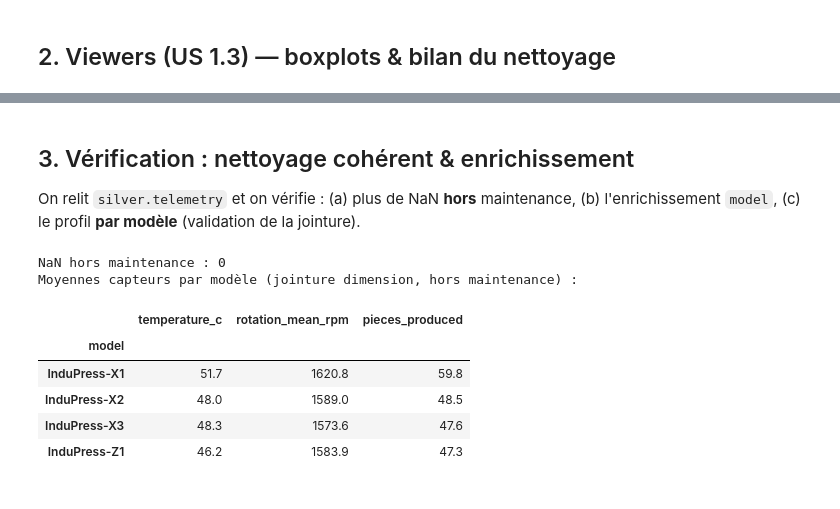
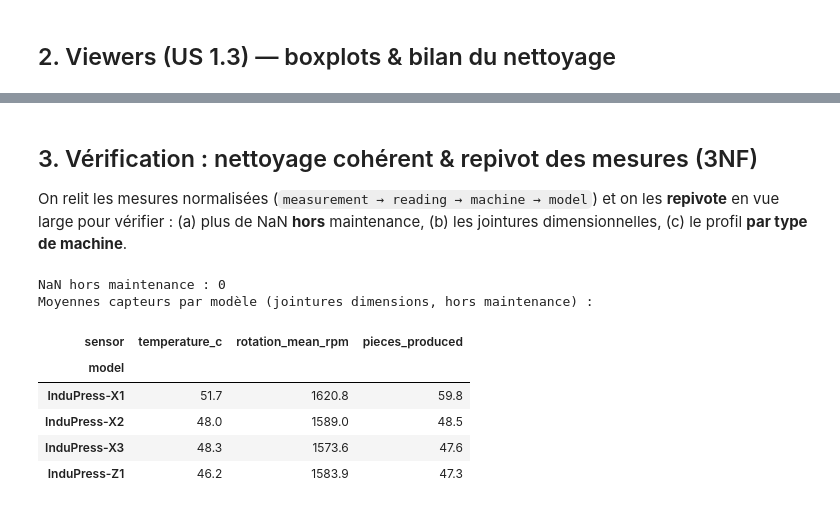
Before and after one commit to palauzet/AELION_Concevoir_Et_Implementer_Solution_IA, a Jupyter notebook: notebooks/02_silver.ipynb, the cells around one changed output, grey strips where cells are left out. Saved outputs shown, nothing was run; the diff lists cells and outputs as text; code cells hidden in the pictures.

```diff
--- a/notebooks/02_silver.ipynb
+++ b/notebooks/02_silver.ipynb
@@ -43,29 +59,41 @@ for fig in sorted((run_dir / 'figures').glob('*.svg')):
 [drawing not drawn]
 [drawing not drawn]
 # %% [markdown]
-## 3. Vérification : nettoyage cohérent & enrichissement
+## 3. Vérification : nettoyage cohérent & repivot des mesures (3NF)
 
-On relit `silver.telemetry` et on vérifie : (a) plus de NaN **hors** maintenance,
-(b) l'enrichissement `model`, (c) le profil **par modèle** (validation de la jointure).
+On relit les mesures normalisées (`measurement → reading → machine → model`) et on les
+**repivote** en vue large pour vérifier : (a) plus de NaN **hors** maintenance, (b) les
+jointures dimensionnelles, (c) le profil **par type de machine**.
 # %%
 import pandas as pd
 from sqlalchemy import text
 from indusense.data.db import get_engine
 
-# Star-schema : model vient de la dimension silver.machine (jointure via FK machine_id).
+# 3NF : les mesures sont en forme longue -> on REPIVOTE vers une vue large par relevé.
+# model vient de la dimension silver.model (machine.model_id) ; capteur de silver.sensor.
 sql = '''
-SELECT m.model, t.during_maintenance, t.temperature_c, t.rotation_mean_rpm, t.pieces_produced
-FROM silver.telemetry t JOIN silver.machine m ON m.machine_code = t.machine_id
+SELECT r.reading_id, mo.name AS model, r.during_maintenance, r.pieces_produced,
+       se.name AS sensor, me.value
+FROM silver.measurement me
+JOIN silver.sensor  se ON se.sensor_id = me.sensor_id
+JOIN silver.reading r  ON r.reading_id = me.reading_id
+JOIN silver.machine ma ON ma.machine_pk = r.machine_pk
+JOIN silver.model   mo ON mo.model_id   = ma.model_id
+WHERE se.name IN ('temperature_c', 'rotation_mean_rpm')
 '''
-tel = pd.read_sql(text(sql), get_engine())
-op = tel[~tel['during_maintenance']]
-print('NaN hors maintenance :', int(op[['temperature_c','rotation_mean_rpm']].isna().sum().sum()))
-print('Moyennes capteurs par modèle (jointure dimension, hors maintenance) :')
-op.groupby('model')[['temperature_c','rotation_mean_rpm','pieces_produced']].mean().round(1)
+long = pd.read_sql(text(sql), get_engine())
+wide = long.pivot_table(
+    index=['reading_id', 'model', 'during_maintenance', 'pieces_produced'],
+    columns='sensor', values='value',
+).reset_index()
+op = wide[~wide['during_maintenance']]
+print('NaN hors maintenance :', int(op[['temperature_c', 'rotation_mean_rpm']].isna().sum().sum()))
+print('Moyennes capteurs par modèle (jointures dimensions, hors maintenance) :')
+op.groupby('model')[['temperature_c', 'rotation_mean_rpm', 'pieces_produced']].mean().round(1)
 # %% [output]
 NaN hors maintenance : 0
-Moyennes capteurs par modèle (jointure dimension, hors maintenance) :
+Moyennes capteurs par modèle (jointures dimensions, hors maintenance) :
-|  | temperature_c | rotation_mean_rpm | pieces_produced |
+| sensor | temperature_c | rotation_mean_rpm | pieces_produced |
 | model |  |  |  |
 | InduPress-X1 | 51.7 | 1620.8 | 59.8 |
 | InduPress-X2 | 48.0 | 1589.0 | 48.5 |
```
Also changed, not shown: parts of 5 cells of this notebook, 14 other files.
